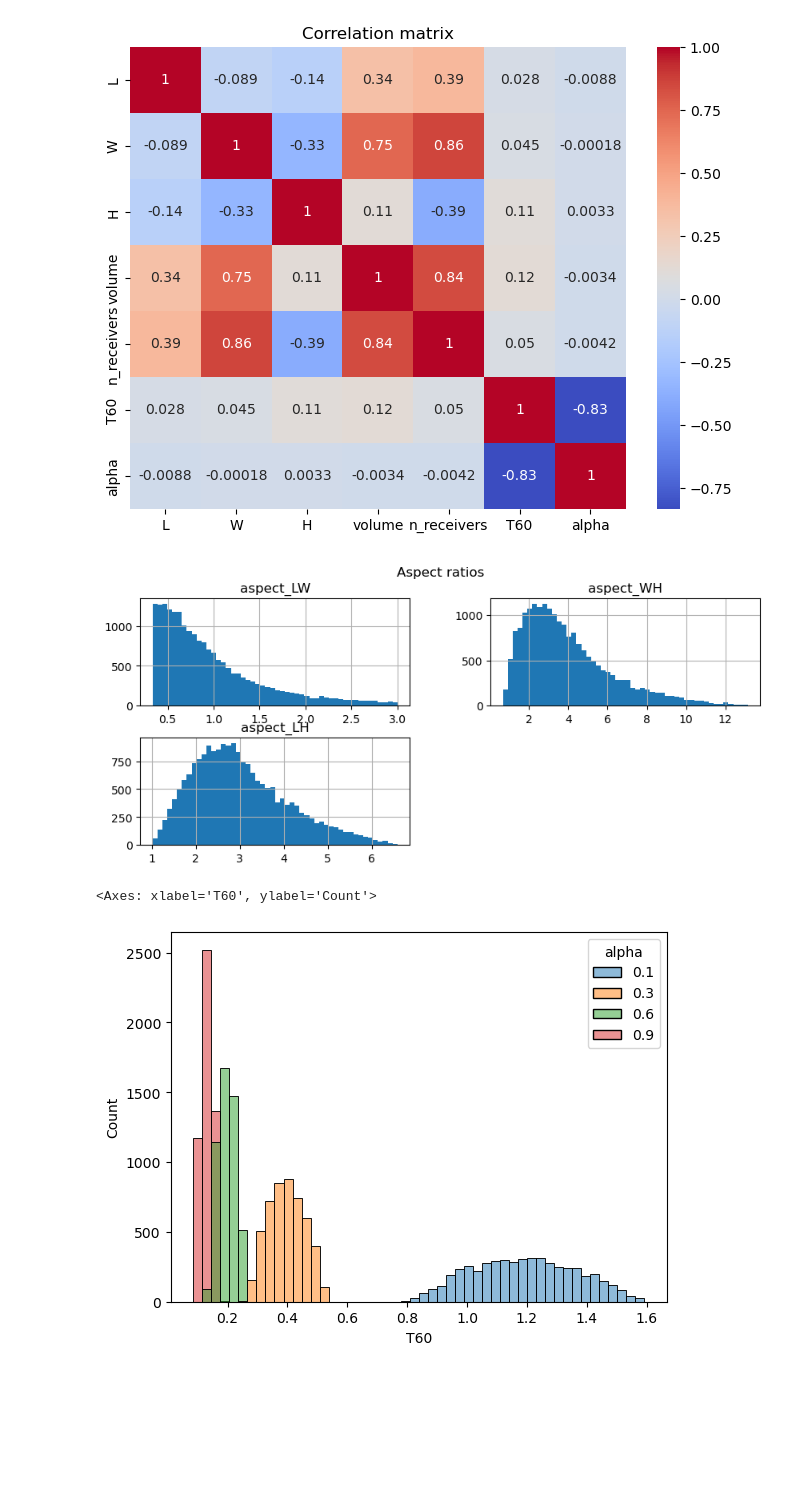
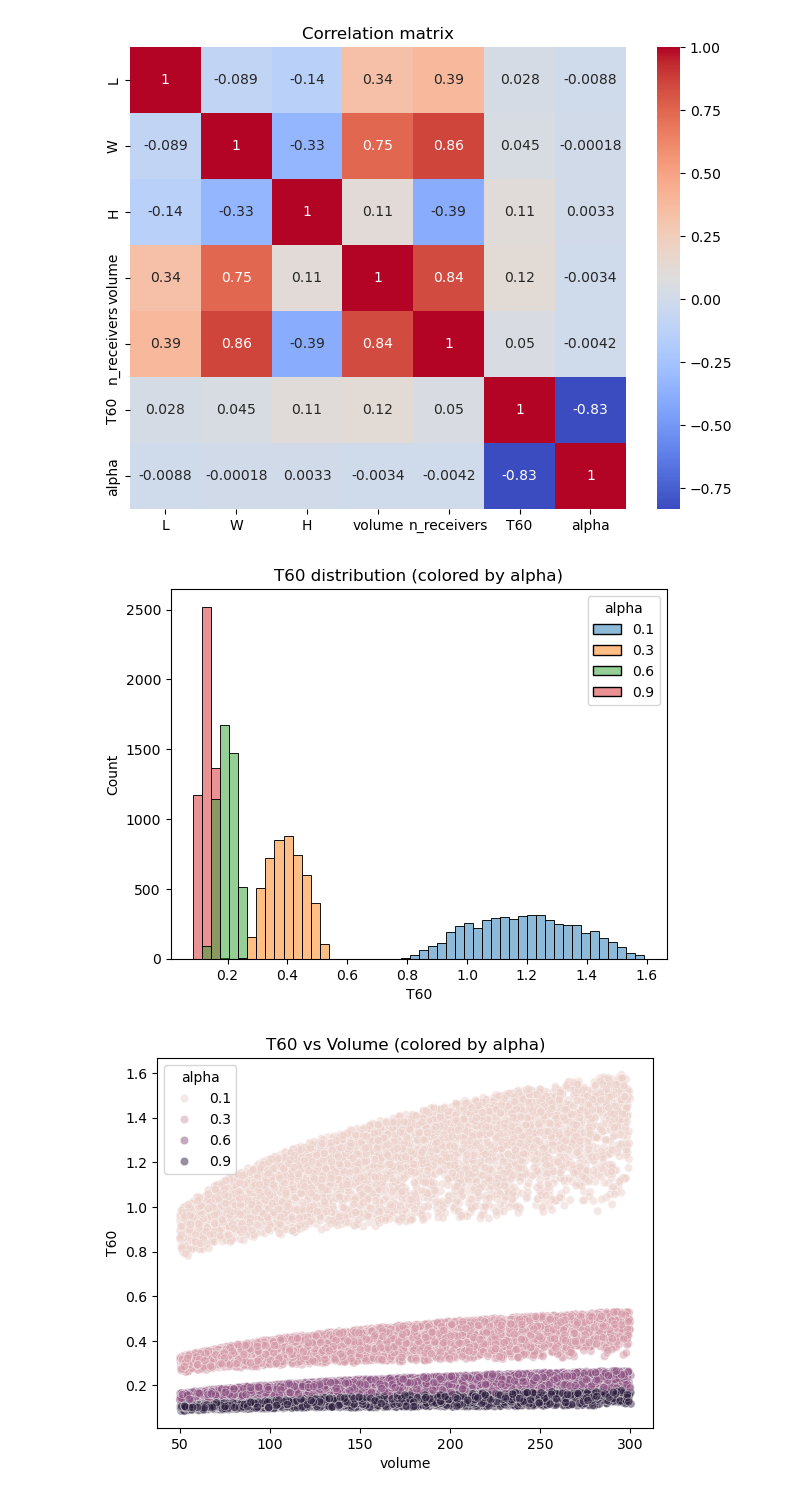
Before and after one commit to takenakabayashi/CEAIVS8-DEEP-SOUND-ZONES, a Jupyter notebook: PINN/EDA.ipynb, the cells around one changed output. Saved outputs shown, nothing was run; the diff lists cells and outputs as text; code cells hidden in the pictures; blank space fills up the shorter version.

```diff
--- a/PINN/EDA.ipynb
+++ b/PINN/EDA.ipynb
@@ -108,20 +96,19 @@ plt.title("Correlation matrix")
 plt.show()
 # %% [output]
 [figure]
-# %%
-df["aspect_LW"] = df["L"] / df["W"]
-df["aspect_WH"] = df["W"] / df["H"]
-df["aspect_LH"] = df["L"] / df["H"]
-
-df[["aspect_LW", "aspect_WH", "aspect_LH"]].hist(bins=50, figsize=(10,4))
-plt.suptitle("Aspect ratios")
-plt.show()
-# %% [output]
-[figure, removed]
 # %%
-import seaborn as sns
+# ------- T60 vs Alpha and Volume -------
+sns.histplot(data=df, x="T60", hue="alpha", bins=50, palette="tab10")
+plt.title("T60 distribution (colored by alpha)")
+plt.show()
 
-sns.histplot(data=df, x="T60", hue="alpha", bins=50, palette="tab10")
+sns.scatterplot(data=df, x="volume", y="T60", hue="alpha", alpha=0.5)
+plt.title("T60 vs Volume (colored by alpha)")
+plt.show()
+
+sns.boxplot(data=df, x="alpha", y="T60")
+plt.title("T60 vs alpha")
+plt.show()
 # %% [output]
-<Axes: xlabel='T60', ylabel='Count'>
-[figure, old version]
+[figure, new version]
+[figure, added]
```
Also changed, not shown: parts of 17 cells of this notebook, 1 other file.
